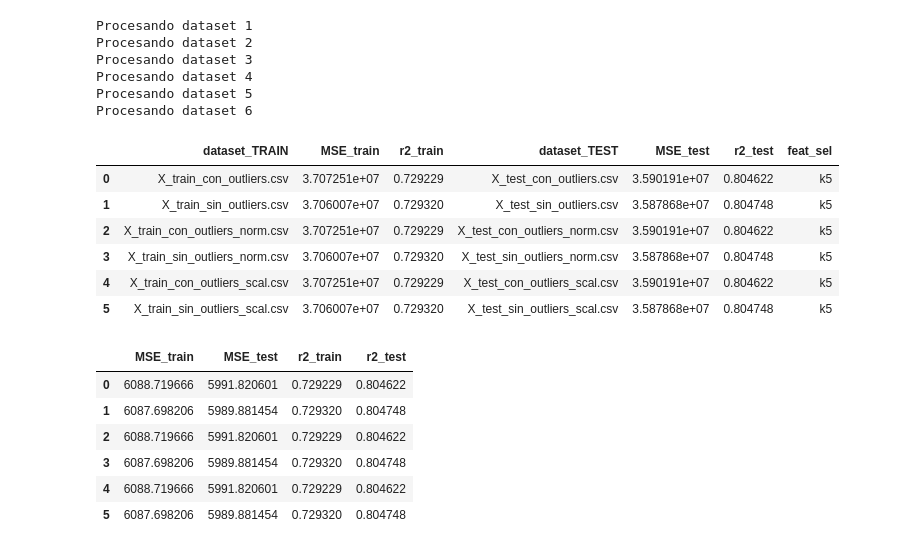
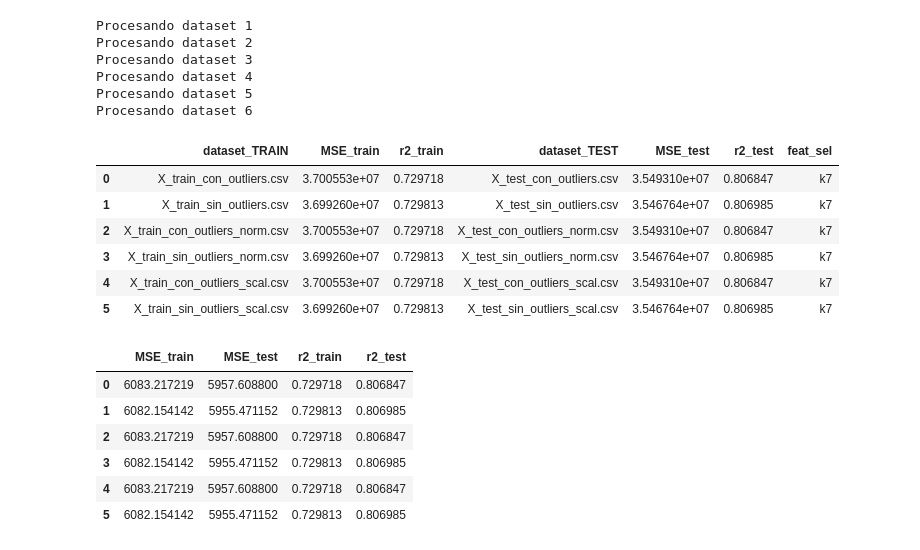
Before and after one commit to albertguiteras/Project14_albertguiteras_LinearRegression, a Jupyter notebook: src/ML.ipynb, the cells around one changed output. Saved outputs shown, nothing was run; the diff lists cells and outputs as text; code cells hidden in the pictures.

```diff
--- a/src/ML.ipynb
+++ b/src/ML.ipynb
@@ -41,7 +41,7 @@ y_train = pd.read_csv(os.path.join(BASE_PATH, "y_train.csv")).values.ravel()
 y_test = pd.read_csv(os.path.join(BASE_PATH, "y_test.csv")).values.ravel()
 
 # Definir el número de características que deseas seleccionar
-k = 5  # Puedes cambiar este valor según el número de características que desees seleccionar
+k = 7  # Puedes cambiar este valor según el número de características que desees seleccionar
 
 # Crear una lista para almacenar los resultados
 results = []
@@ -84,39 +84,39 @@ for index, dataset in enumerate(TRAIN_DATASETS):
         "MSE_train": mse_train,  # Guardar mse_train como número (no como string)
         "r2_train": r2_train,  # Guardar r2_train como número (no como string)
         "dataset_TEST": TEST_PATHS[index],  # Usar el nombre del archivo del dataset
         "MSE_test": mse_test,  # Guardar mse_test como número (no como string)
         "r2_test": r2_test,  # Guardar r2_test como número (no como string)
         "feat_sel": f"k{k}"
     }
     )
 
 # Convertir la lista de resultados en un DataFrame
 results_df = pd.DataFrame(results)
 
 # Guardar los resultados
 with open(os.path.join(f"../data/results/results_k_{k}.json"), 'w') as json_file:
     json.dump(results, json_file, indent=4)
 
 # Guardar las características seleccionadas en un solo archivo JSON
 with open(os.path.join(f"../models/selected_features_k_{k}.json"), 'w') as json_file:
     json.dump(all_selected_features, json_file, indent=4)
 
 # Imprimir el DataFrame con los resultados
 results_df
 # %% [output]
 Procesando dataset 1
 Procesando dataset 2
 Procesando dataset 3
 Procesando dataset 4
 Procesando dataset 5
 Procesando dataset 6
 |  | dataset_TRAIN | MSE_train | r2_train | dataset_TEST | MSE_test | r2_test | feat_sel |
-| 0 | X_train_con_outliers.csv | 3.707251e+07 | 0.729229 | X_test_con_outliers.csv | 3.590191e+07 | 0.804622 | k5 |
-| 1 | X_train_sin_outliers.csv | 3.706007e+07 | 0.729320 | X_test_sin_outliers.csv | 3.587868e+07 | 0.804748 | k5 |
-| 2 | X_train_con_outliers_norm.csv | 3.707251e+07 | 0.729229 | X_test_con_outliers_norm.csv | 3.590191e+07 | 0.804622 | k5 |
-| 3 | X_train_sin_outliers_norm.csv | 3.706007e+07 | 0.729320 | X_test_sin_outliers_norm.csv | 3.587868e+07 | 0.804748 | k5 |
-| 4 | X_train_con_outliers_scal.csv | 3.707251e+07 | 0.729229 | X_test_con_outliers_scal.csv | 3.590191e+07 | 0.804622 | k5 |
-| 5 | X_train_sin_outliers_scal.csv | 3.706007e+07 | 0.729320 | X_test_sin_outliers_scal.csv | 3.587868e+07 | 0.804748 | k5 |
+| 0 | X_train_con_outliers.csv | 3.700553e+07 | 0.729718 | X_test_con_outliers.csv | 3.549310e+07 | 0.806847 | k7 |
+| 1 | X_train_sin_outliers.csv | 3.699260e+07 | 0.729813 | X_test_sin_outliers.csv | 3.546764e+07 | 0.806985 | k7 |
+| 2 | X_train_con_outliers_norm.csv | 3.700553e+07 | 0.729718 | X_test_con_outliers_norm.csv | 3.549310e+07 | 0.806847 | k7 |
+| 3 | X_train_sin_outliers_norm.csv | 3.699260e+07 | 0.729813 | X_test_sin_outliers_norm.csv | 3.546764e+07 | 0.806985 | k7 |
+| 4 | X_train_con_outliers_scal.csv | 3.700553e+07 | 0.729718 | X_test_con_outliers_scal.csv | 3.549310e+07 | 0.806847 | k7 |
+| 5 | X_train_sin_outliers_scal.csv | 3.699260e+07 | 0.729813 | X_test_sin_outliers_scal.csv | 3.546764e+07 | 0.806985 | k7 |
 # %%
 df_results = results_df
 df_results = pd.DataFrame(results)
@@ -124,15 +124,14 @@ df_results = pd.DataFrame(results)
 df_results["MSE_train"] = np.sqrt(df_results["MSE_train"])
 df_results["MSE_test"] = np.sqrt(df_results["MSE_test"])
 
-df_results = df_results[["MSE_train", "MSE_test", "r2_train", "r2_test"
-""]]
+df_results = df_results[["MSE_train", "MSE_test", "r2_train", "r2_test"]]
 
 df_results
 # %% [output]
 |  | MSE_train | MSE_test | r2_train | r2_test |
-| 0 | 6088.719666 | 5991.820601 | 0.729229 | 0.804622 |
-| 1 | 6087.698206 | 5989.881454 | 0.729320 | 0.804748 |
-| 2 | 6088.719666 | 5991.820601 | 0.729229 | 0.804622 |
-| 3 | 6087.698206 | 5989.881454 | 0.729320 | 0.804748 |
-| 4 | 6088.719666 | 5991.820601 | 0.729229 | 0.804622 |
-| 5 | 6087.698206 | 5989.881454 | 0.729320 | 0.804748 |
+| 0 | 6083.217219 | 5957.608800 | 0.729718 | 0.806847 |
+| 1 | 6082.154142 | 5955.471152 | 0.729813 | 0.806985 |
+| 2 | 6083.217219 | 5957.608800 | 0.729718 | 0.806847 |
+| 3 | 6082.154142 | 5955.471152 | 0.729813 | 0.806985 |
+| 4 | 6083.217219 | 5957.608800 | 0.729718 | 0.806847 |
+| 5 | 6082.154142 | 5955.471152 | 0.729813 | 0.806985 |
```
Also changed, not shown: 8 other files.
